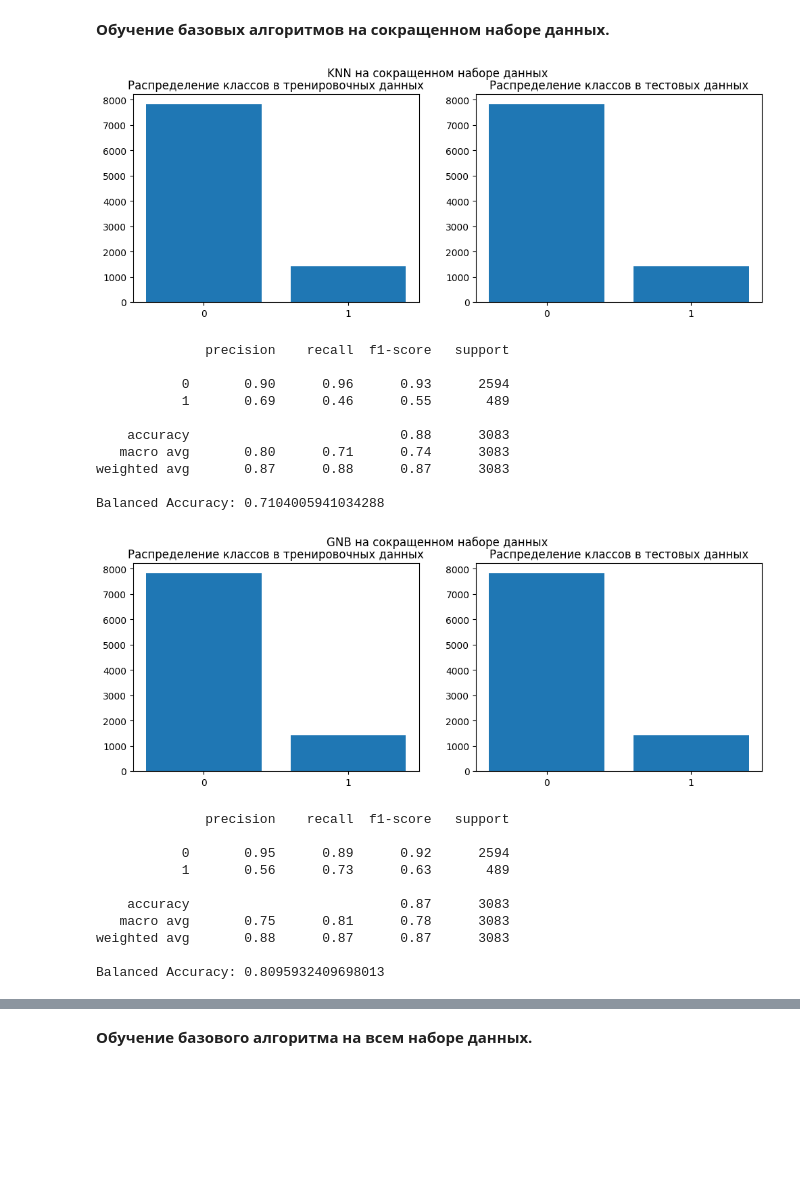
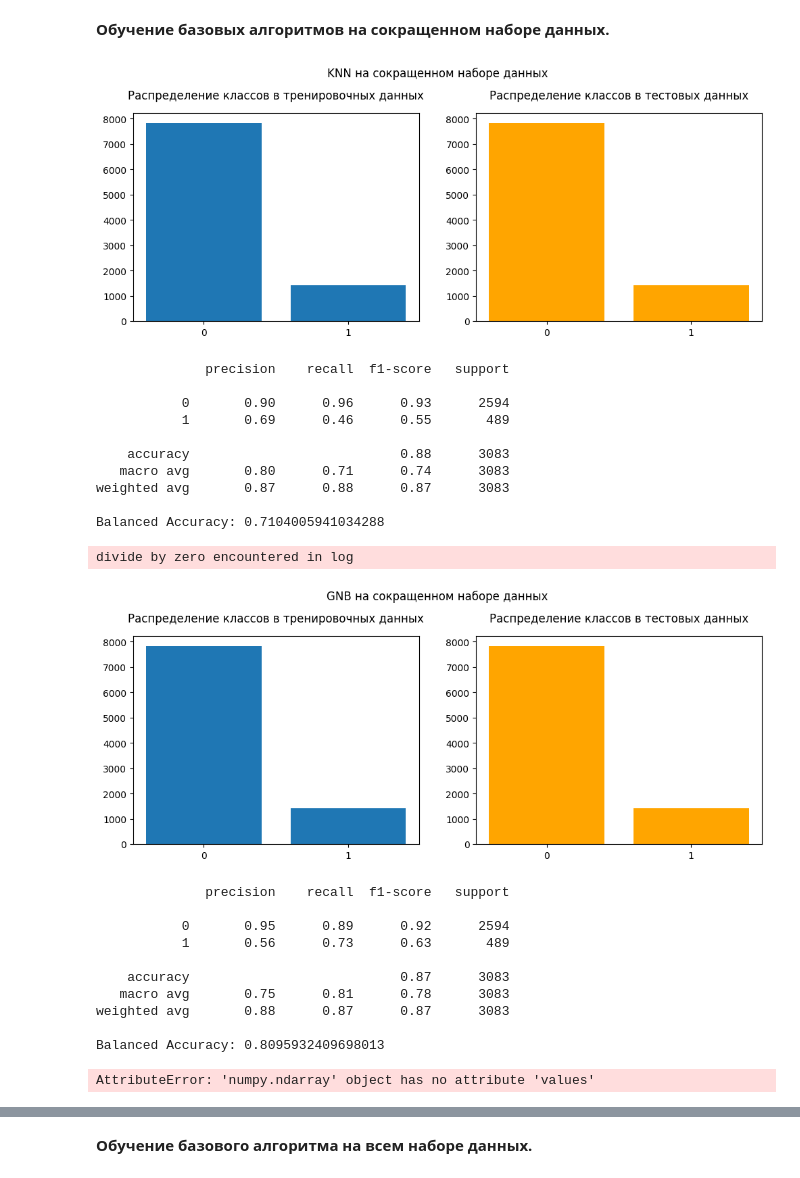
Before and after one commit to SadSabrina/aiedu_final, a Jupyter notebook: Model_learning.ipynb, the cells around one changed output, grey strips where cells are left out. Saved outputs shown, nothing was run; the diff lists cells and outputs as text; code cells hidden in the pictures; blank space fills up the shorter version.

```diff
--- a/Model_learning.ipynb
+++ b/Model_learning.ipynb
@@ -44,7 +47,7 @@ def get_train_test_data(X, y, scaler=None):
 
     else:
 
-        return X_train, X_test, y_train, y_test
+        return X_train.values, X_test.values, y_train, y_test
 
 
 def get_train_report(model, X_train, X_test, y_train, y_test, description):
@@ -59,13 +62,13 @@ def get_train_report(model, X_train, X_test, y_train, y_test, description):
 
     ax1.bar(x1, y1)
     ax1.set_xticks([0, 1])
-    ax1.set_title('Распределение классов в тренировочных данных')
+    ax1.set_title('Распределение классов в тренировочных данных', pad=15)
 
-    ax2.bar(x2, y2)
+    ax2.bar(x2, y2, color='orange')
     ax2.set_xticks([0, 1])
-    ax2.set_title('Распределение классов в тестовых данных')
+    ax2.set_title('Распределение классов в тестовых данных', pad=15)
 
-    fig.suptitle(description)
+    fig.suptitle(description, y=1.05)
 
     plt.show()
 
@@ -95,7 +98,7 @@ X_train, X_test, y_train, y_test = get_train_test_data(X, y, scaler=scaler)
 knn = KNeighborsClassifier()
 knn_sign, knn_sign_data, knn_sign_metrics = get_train_report(knn, X_train, X_test, y_train, y_test, 'KNN на сокращенном наборе данных')
 # %% [output]
-[figure, old version]
+[figure, new version]
               precision    recall  f1-score   support
 
            0       0.90      0.96      0.93      2594
@@ -109,25 +112,31 @@ Balanced Accuracy: 0.7104005941034288
 # %%
 X = df_significant.drop('Revenue', axis=1)
 y = df_significant['Revenue'].astype(int)
 
-X = np.log(X).replace([-np.inf], 0)
+X = pd.DataFrame(np.log(X).replace([-np.inf], 0), columns=df_significant.columns.drop('Revenue'))
 
 X_train, X_test, y_train, y_test = get_train_test_data(X, y, scaler=None)
 
 gnb = GaussianNB()
-gnb_sign, gnb_sign_data, gnb_sign_metrics = get_train_report(gnb, X_train, X_test, y_train, y_test, 'GNB на сокращенном наборе данных')
+
+gnb_sign, gnb_sign_data, gnb_sign_metrics = get_train_report(gnb, np.array(X_train), np.array(X_test), y_train, y_test, 'GNB на сокращенном наборе данных')
 # %% [output]
+divide by zero encountered in log
-[figure, old version]
+[figure, new version]
-              precision    recall  f1-score   support
-
-           0       0.95      0.89      0.92      2594
-           1       0.56      0.73      0.63       489
-
-    accuracy                           0.87      3083
-   macro avg       0.75      0.81      0.78      3083
-weighted avg       0.88      0.87      0.87      3083
-
-Balanced Accuracy: 0.8095932409698013
+              precision    recall  f1-score   support
+
+           0       0.95      0.89      0.92      2594
+           1       0.56      0.73      0.63       489
+
+    accuracy                           0.87      3083
+   macro avg       0.75      0.81      0.78      3083
+weighted avg       0.88      0.87      0.87      3083
+
+Balanced Accuracy: 0.8095932409698013
+# %%
+X_train.values
+# %% [output]
+AttributeError: 'numpy.ndarray' object has no attribute 'values'
 # %%
 from sklearn.ensemble import RandomForestClassifier
 
```
Also changed, not shown: parts of 31 cells of this notebook.
